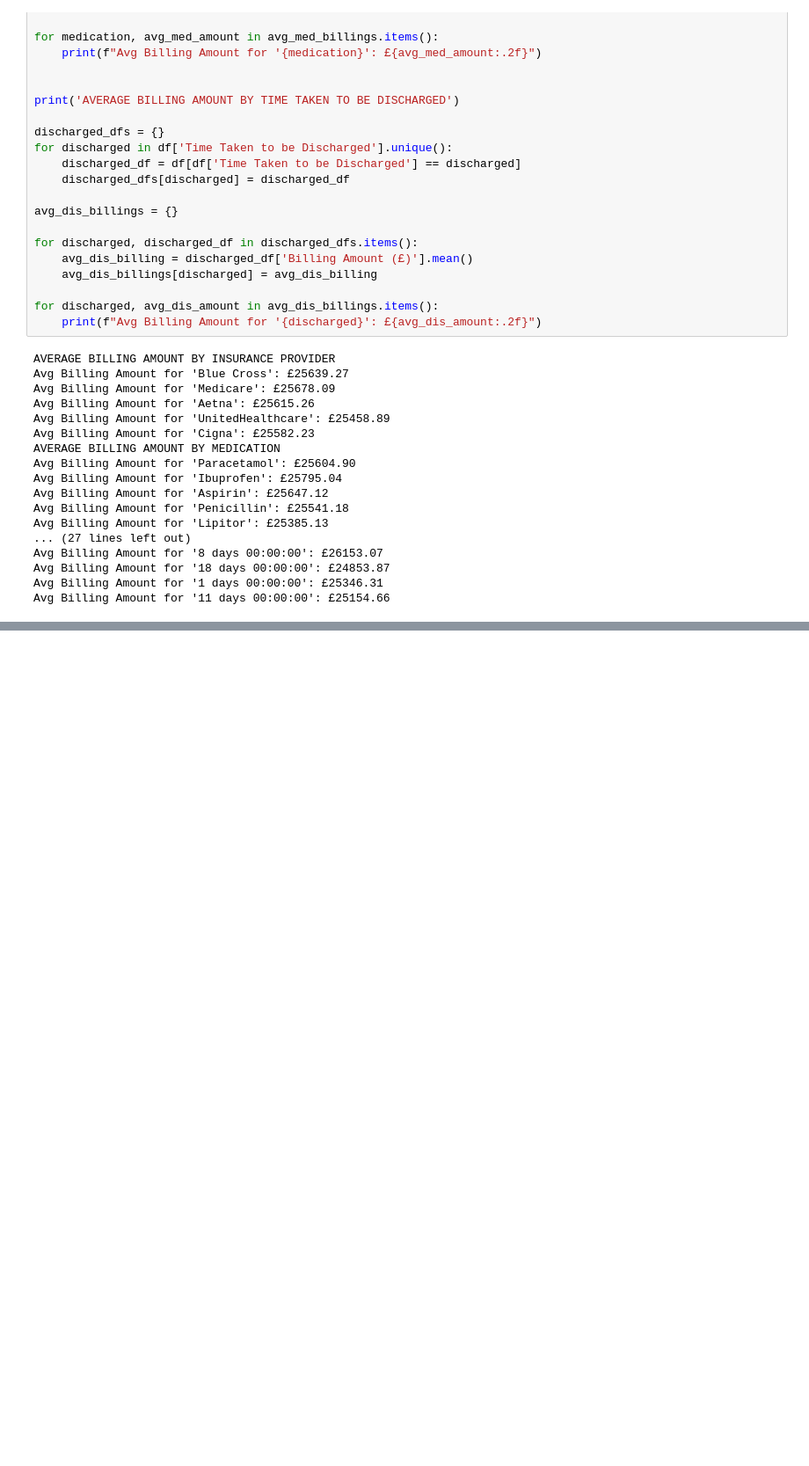
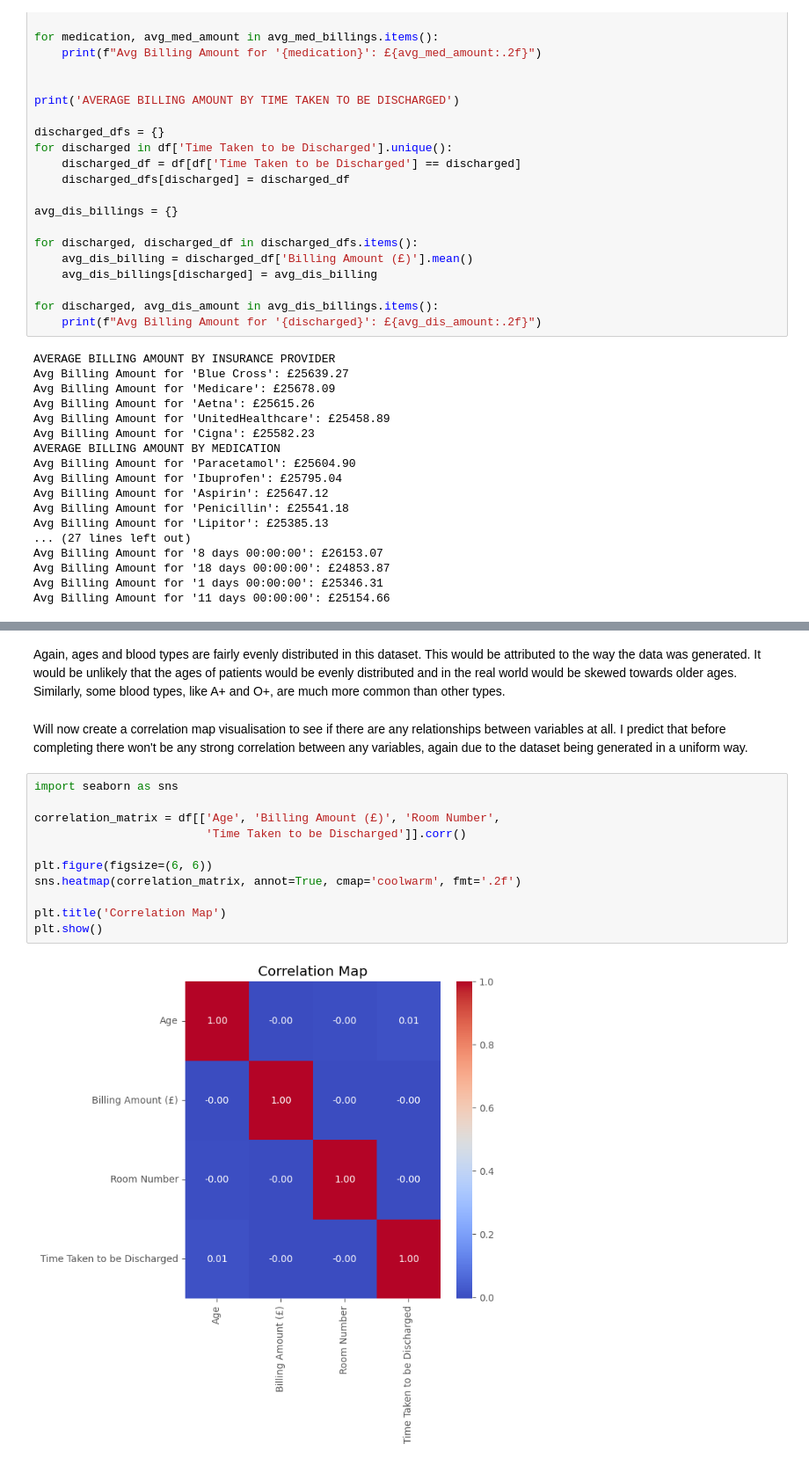
Before and after one commit to bencross1110/HealthcareAnalysisProj, a Jupyter notebook: Healthcare Proj Notebook.ipynb, the cells around one changed output, grey strips where cells are left out. Shown: that part at 88% size. Saved outputs shown, nothing was run; the diff lists cells and outputs as text; blank space fills up the shorter version.

```diff
--- a/Healthcare Proj Notebook.ipynb
+++ b/Healthcare Proj Notebook.ipynb
@@ -353,0 +407,17 @@ Avg Billing Amount for '11 days 00:00:00': £25154.66
+# %% [markdown]
+Again, ages and blood types are fairly evenly distributed in this dataset. This would be attributed to the way the data was generated. It would be unlikely that the ages of patients would be evenly distributed and in the real world would be skewed towards older ages. Similarly, some blood types, like A+ and O+, are much more common than other types.
+# %% [markdown]
+Will now create a correlation map visualisation to see if there are any relationships between variables at all. I predict that before completing there won't be any strong correlation between any variables, again due to the dataset being generated in a uniform way.
+# %%
+import seaborn as sns
+
+correlation_matrix = df[['Age', 'Billing Amount (£)', 'Room Number',
+                         'Time Taken to be Discharged']].corr()
+
+plt.figure(figsize=(6, 6))
+sns.heatmap(correlation_matrix, annot=True, cmap='coolwarm', fmt='.2f')
+
+plt.title('Correlation Map')
+plt.show()
+# %% [output]
+[figure, added]
```
Also changed, not shown: parts of 7 cells of this notebook, 1 other file.
